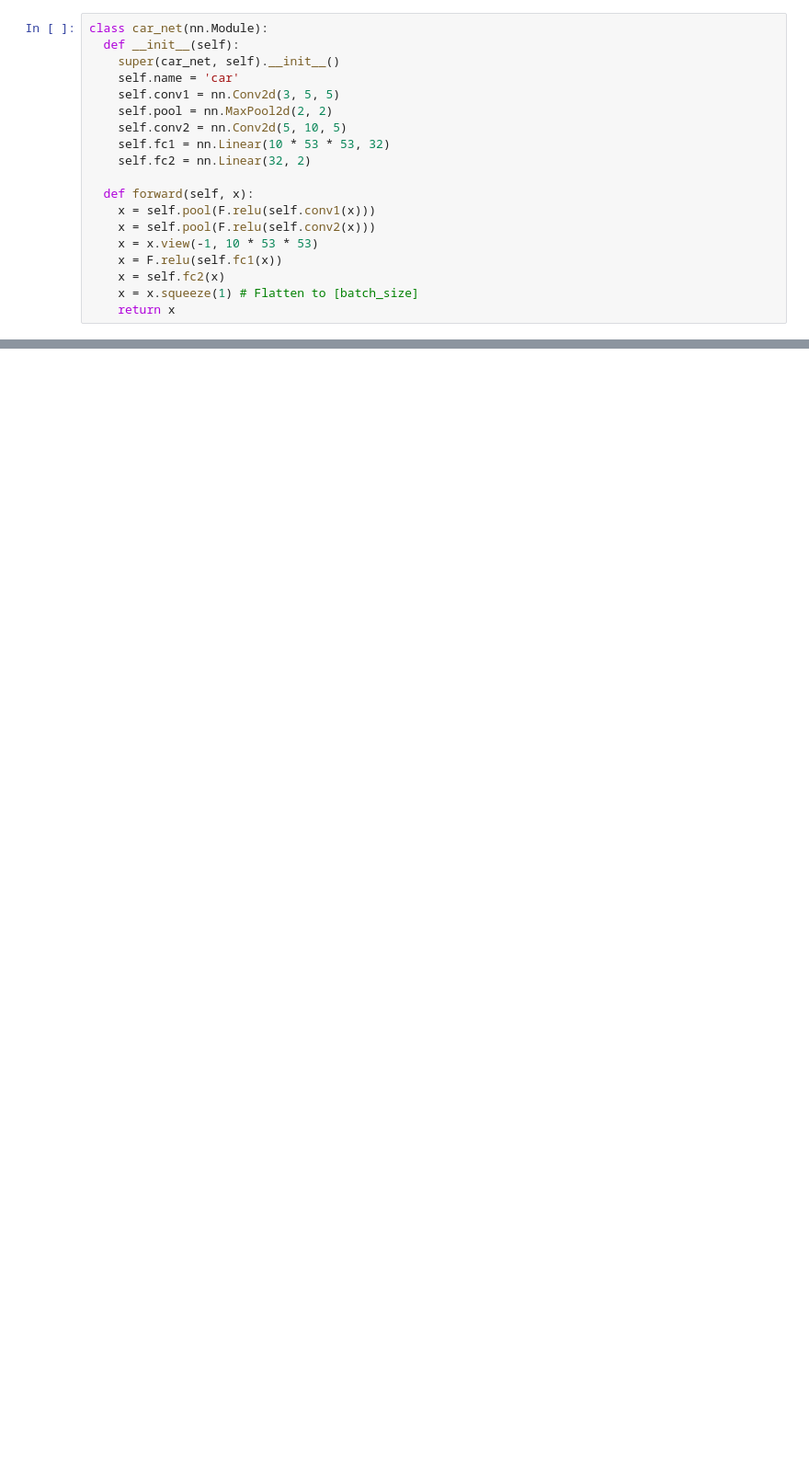
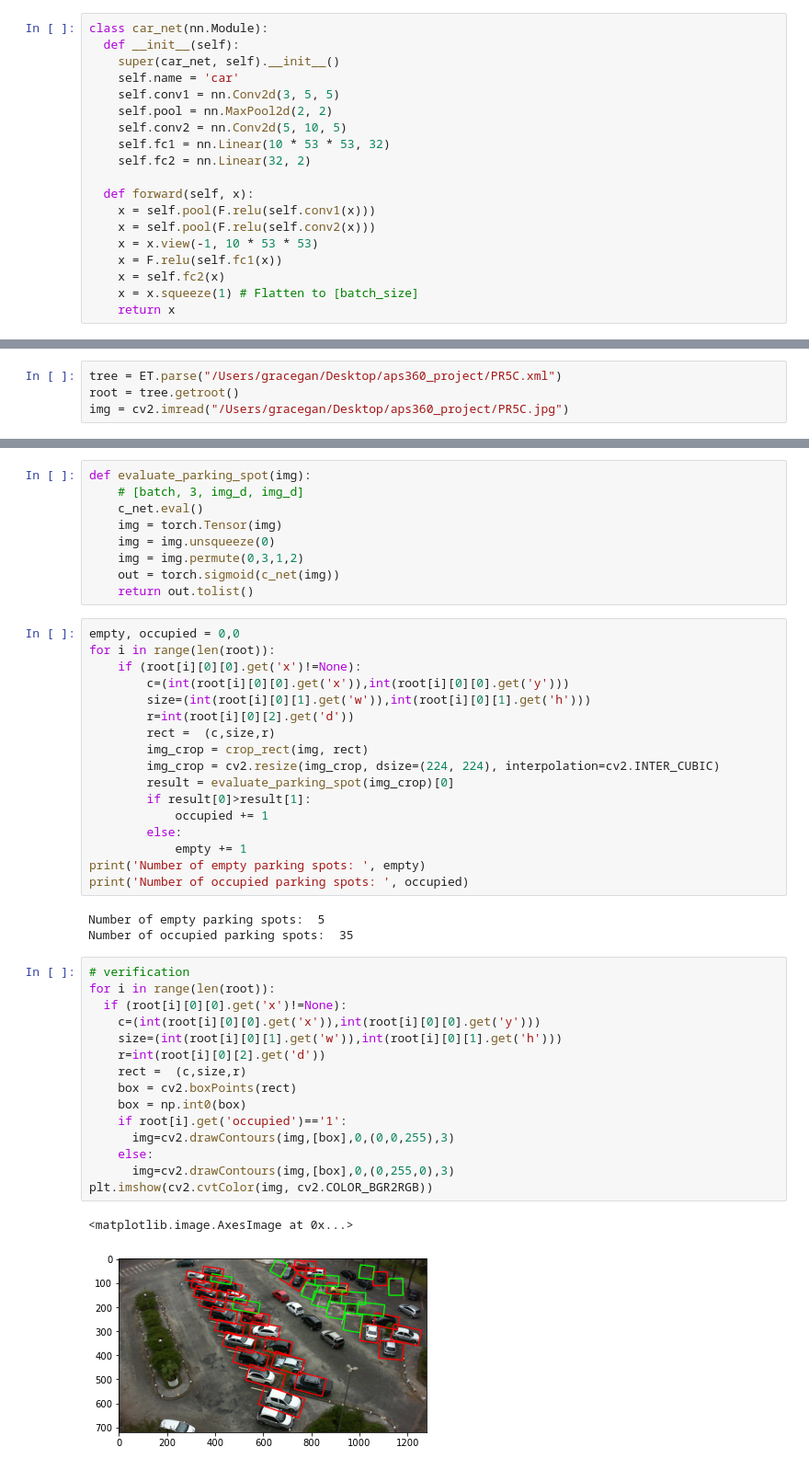
Before and after one commit to gracegan0116/APS360, a Jupyter notebook: dataset.ipynb, the cells around one changed output, grey strips where cells are left out. Shown: that part at 92% size. Cells and saved outputs as stored; diff of their text form; blank space fills up the shorter version.

Commit message:
finish training classifier and use it to detect parking spots

```diff
--- a/dataset.ipynb
+++ b/dataset.ipynb
@@ -162,0 +177,4 @@ test accuracy is:  0.982125
+# %%
+tree = ET.parse("/Users/gracegan/Desktop/aps360_project/PR5C.xml")
+root = tree.getroot()
+img = cv2.imread("/Users/gracegan/Desktop/aps360_project/PR5C.jpg")
@@ -162,0 +199,47 @@ test accuracy is:  0.982125
+# %%
+def evaluate_parking_spot(img):
+    # [batch, 3, img_d, img_d]
+    c_net.eval()
+    img = torch.Tensor(img)
+    img = img.unsqueeze(0)
+    img = img.permute(0,3,1,2)
+    out = torch.sigmoid(c_net(img))
+    return out.tolist()
+# %%
+empty, occupied = 0,0
+for i in range(len(root)):
+    if (root[i][0][0].get('x')!=None):
+        c=(int(root[i][0][0].get('x')),int(root[i][0][0].get('y')))
+        size=(int(root[i][0][1].get('w')),int(root[i][0][1].get('h')))
+        r=int(root[i][0][2].get('d'))
+        rect =  (c,size,r)
+        img_crop = crop_rect(img, rect)
+        img_crop = cv2.resize(img_crop, dsize=(224, 224), interpolation=cv2.INTER_CUBIC)
+        result = evaluate_parking_spot(img_crop)[0]
+        if result[0]>result[1]:
+            occupied += 1
+        else:
+            empty += 1
+print('Number of empty parking spots: ', empty)
+print('Number of occupied parking spots: ', occupied)
+# %% [output]
+Number of empty parking spots:  5
+Number of occupied parking spots:  35
+# %%
+# verification
+for i in range(len(root)):
+  if (root[i][0][0].get('x')!=None):
+    c=(int(root[i][0][0].get('x')),int(root[i][0][0].get('y')))
+    size=(int(root[i][0][1].get('w')),int(root[i][0][1].get('h')))
+    r=int(root[i][0][2].get('d'))
+    rect =  (c,size,r)
+    box = cv2.boxPoints(rect)
+    box = np.int0(box)
+    if root[i].get('occupied')=='1':
+      img=cv2.drawContours(img,[box],0,(0,0,255),3)
+    else:
+      img=cv2.drawContours(img,[box],0,(0,255,0),3)
+plt.imshow(cv2.cvtColor(img, cv2.COLOR_BGR2RGB))
+# %% [output]
+<matplotlib.image.AxesImage at 0x...>
+[figure, added]
```
Also changed, not shown: parts of 13 cells of this notebook, 3 other files.
